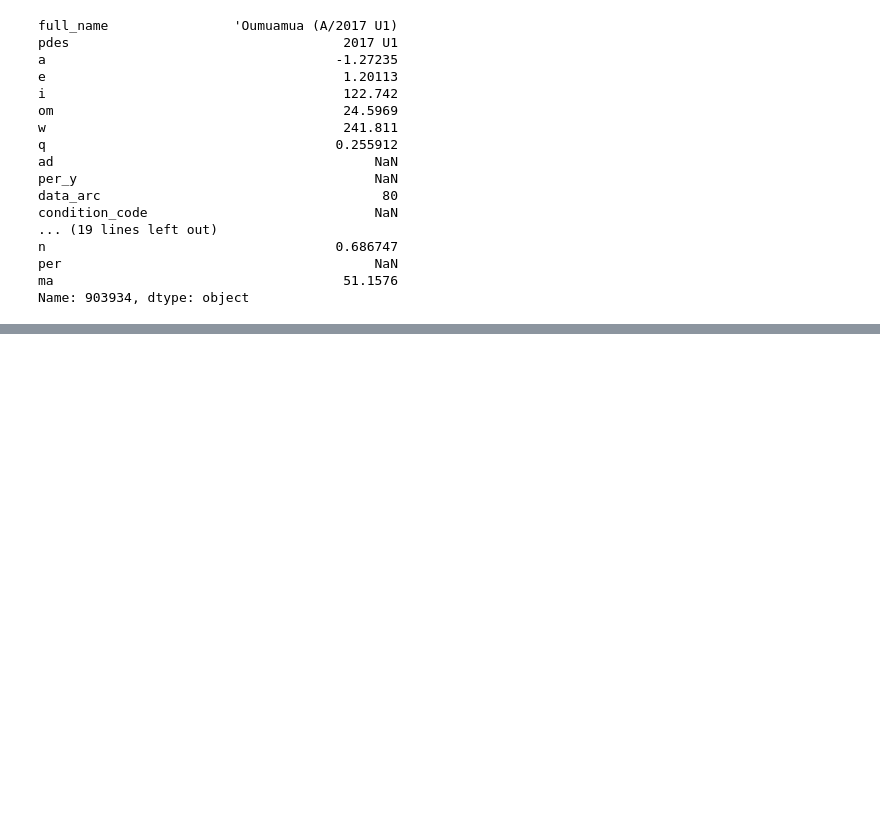
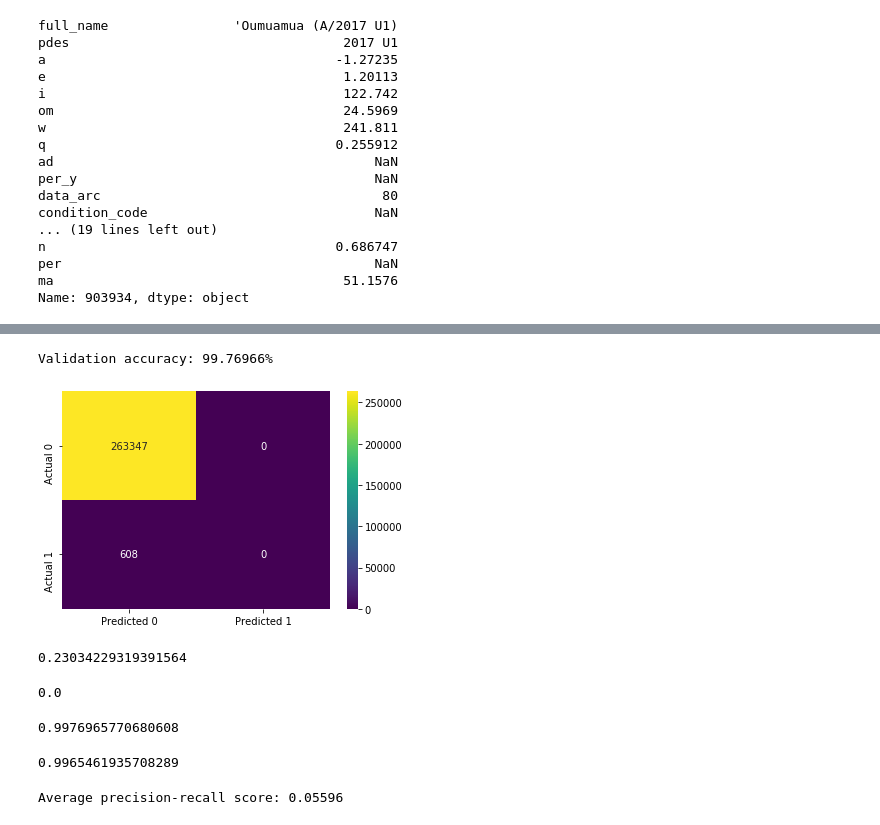
Before and after one commit to rselent/lambda-buildweek2-asteroids, a Jupyter notebook: build2_Asteroids_predicting_PHAs.ipynb, the cells around one changed output, grey strips where cells are left out. Saved outputs shown, nothing was run; the diff lists cells and outputs as text; code cells hidden in the pictures; blank space fills up the shorter version.

```diff
--- a/build2_Asteroids_predicting_PHAs.ipynb
+++ b/build2_Asteroids_predicting_PHAs.ipynb
@@ -334,0 +400,13 @@ logit = LogisticRegression( solver= 'lbfgs', multi_class= 'auto',
+# %%
+###     Linear model #2: PERCEPTRON     ###
+
+popeline = make_pipeline(
+    ce.OrdinalEncoder(),
+    Perceptron( n_jobs= -1, random_state= 16)
+)
+
+popeline.fit( xTrain, yTrain)
+yPred = popeline.predict( xValidate)
+print( 'Validation accuracy: {:.5f}%'.format( popeline.score( xValidate, yValidate) *100) )
+# %% [output]
+Validation accuracy: 99.76966%
@@ -334,0 +416,39 @@ logit = LogisticRegression( solver= 'lbfgs', multi_class= 'auto',
+# %%
+###     Confusion Matrix based on Perceptron results     ###
+from sklearn.utils.multiclass import unique_labels
+from sklearn.metrics import confusion_matrix, classification_report
+import seaborn as sns
+
+def confuMatrixPlot( yTrue, yPred):
+    labeled = unique_labels( yTrue)
+    columned = [f'Predicted {label}' for label in labeled]
+    indexed = [f'Actual {label}' for label in labeled]
+    tabled = pd.DataFrame( confusion_matrix( yTrue, yPred),
+                           columns= columned, index = indexed)
+    return sns.heatmap( tabled, annot= True, fmt= 'd', cmap= 'viridis')
+
+confuMatrixPlot( yValidate, yPred);
+# %% [output]
+[figure, added]
+# %%
+(608 / (263347 + 608)) *100
+# %% [output]
+0.23034229319391564
+# %%
+##      f1 scores      ##
+##         f1,         ##
+##      f1_micro,      ##
+##     f1_weighted     ##
+## Based on Perceptron ##
+
+print( f1_score( yValidate, yPred))
+# %% [output]
+0.0
+# %%
+print( f1_score( yValidate, yPred, average= 'micro'))
+# %% [output]
+0.9976965770680608
+# %%
+print( f1_score( yValidate, yPred, average= 'weighted'))
+# %% [output]
+0.9965461935708289
@@ -334,0 +466,7 @@ logit = LogisticRegression( solver= 'lbfgs', multi_class= 'auto',
+# %%
+from sklearn.metrics import average_precision_score
+
+avgPrecision = average_precision_score( yValidate, yScore)
+print( 'Average precision-recall score: {0:0.5f}'.format( avgPrecision))
+# %% [output]
+Average precision-recall score: 0.05596
```
Also changed, not shown: parts of 21 cells of this notebook.
